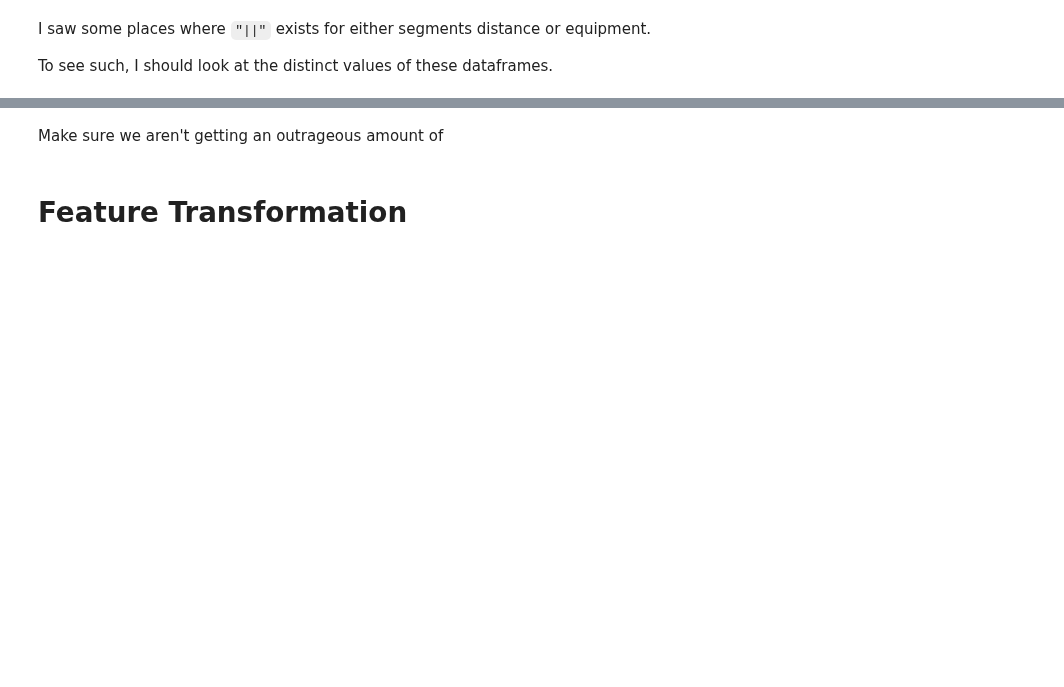
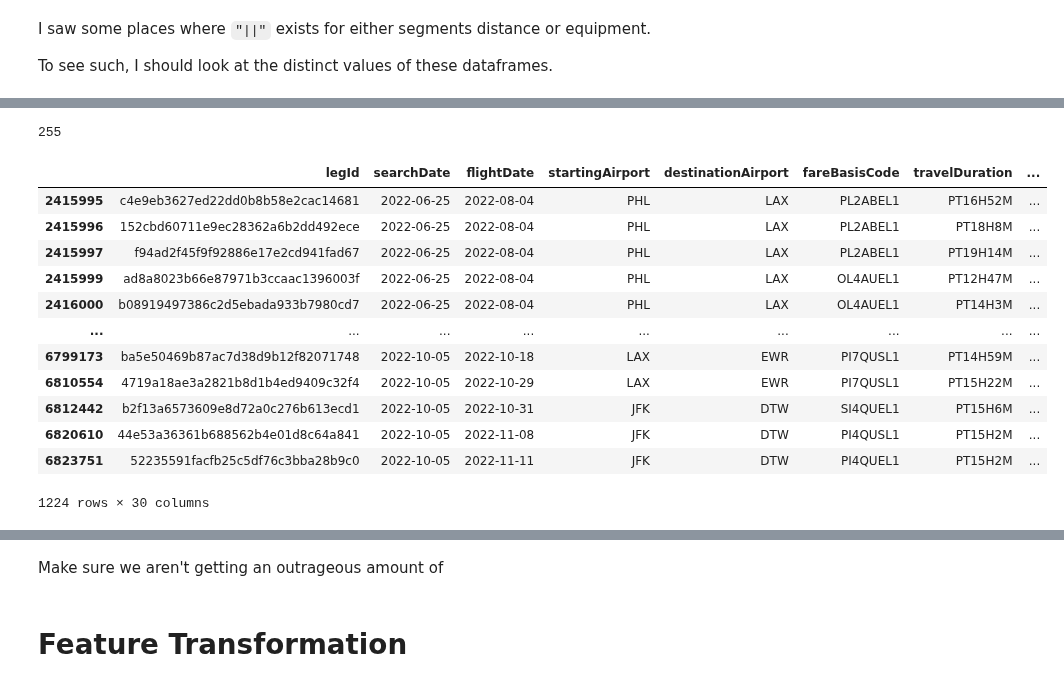
Before and after one commit to chriskuz/intro_to_python_project, a Jupyter notebook: src/ck_jetblue_cleaning.ipynb, the cells around one changed output, grey strips where cells are left out. Saved outputs shown, nothing was run; the diff lists cells and outputs as text; code cells hidden in the pictures; blank space fills up the shorter version.

```diff
--- a/src/ck_jetblue_cleaning.ipynb
+++ b/src/ck_jetblue_cleaning.ipynb
@@ -211,3 +258,7 @@ df.shape
 I saw some places where `"||"` exists for either segments distance or equipment.
 
 To see such, I should look at the distinct values of these dataframes.
+# %%
+columns_to_see_classification_error_in = ["segmentsEquipmentDescription", "segmentsAirlineCode", "segmentsAirlineName", "segmentsArrivalAirportCode", "segmentsArrivalTimeEpochSeconds", "segmentsDepartureTimeEpochSeconds", "segmentsCabinCode"]
+
+sorted(df[columns_to_see_classification_error_in[0]].unique())
@@ -213,0 +323,24 @@ To see such, I should look at the distinct values of these dataframes.
+# %%
+len(df[
+    df[columns_to_see_classification_error_in[0]].str.contains("|", case=False, regex=False)
+].groupby(columns_to_see_classification_error_in[0]).size().sort_values(ascending=False)) #regex is false because | is naturally treated as an "OR" command in python
+# %% [output]
+255
+# %%
+df[
+    df[columns_to_see_classification_error_in[0]].str.contains("|||", case=False, regex=False)
+]
+# %% [output]
+|  | legId | searchDate | flightDate | startingAirport | destinationAirport | fareBasisCode | travelDuration | ... |
+| 2415995 | c4e9eb3627ed22dd0b8b58e2cac14681 | 2022-06-25 | 2022-08-04 | PHL | LAX | PL2ABEL1 | PT16H52M | ... |
+| 2415996 | 152cbd60711e9ec28362a6b2dd492ece | 2022-06-25 | 2022-08-04 | PHL | LAX | PL2ABEL1 | PT18H8M | ... |
+| 2415997 | f94ad2f45f9f92886e17e2cd941fad67 | 2022-06-25 | 2022-08-04 | PHL | LAX | PL2ABEL1 | PT19H14M | ... |
+| 2415999 | ad8a8023b66e87971b3ccaac1396003f | 2022-06-25 | 2022-08-04 | PHL | LAX | OL4AUEL1 | PT12H47M | ... |
+| 2416000 | b08919497386c2d5ebada933b7980cd7 | 2022-06-25 | 2022-08-04 | PHL | LAX | OL4AUEL1 | PT14H3M | ... |
+| ... | ... | ... | ... | ... | ... | ... | ... | ... |
+| 6799173 | ba5e50469b87ac7d38d9b12f82071748 | 2022-10-05 | 2022-10-18 | LAX | EWR | PI7QUSL1 | PT14H59M | ... |
+| 6810554 | 4719a18ae3a2821b8d1b4ed9409c32f4 | 2022-10-05 | 2022-10-29 | LAX | EWR | PI7QUSL1 | PT15H22M | ... |
+| 6812442 | b2f13a6573609e8d72a0c276b613ecd1 | 2022-10-05 | 2022-10-31 | JFK | DTW | SI4QUEL1 | PT15H6M | ... |
+| 6820610 | 44e53a36361b688562b4e01d8c64a841 | 2022-10-05 | 2022-11-08 | JFK | DTW | PI4QUSL1 | PT15H2M | ... |
+| 6823751 | 52235591facfb25c5df76c3bba28b9c0 | 2022-10-05 | 2022-11-11 | JFK | DTW | PI4QUEL1 | PT15H2M | ... |
+1224 rows × 30 columns
```
Also changed, not shown: parts of 17 cells of this notebook.
